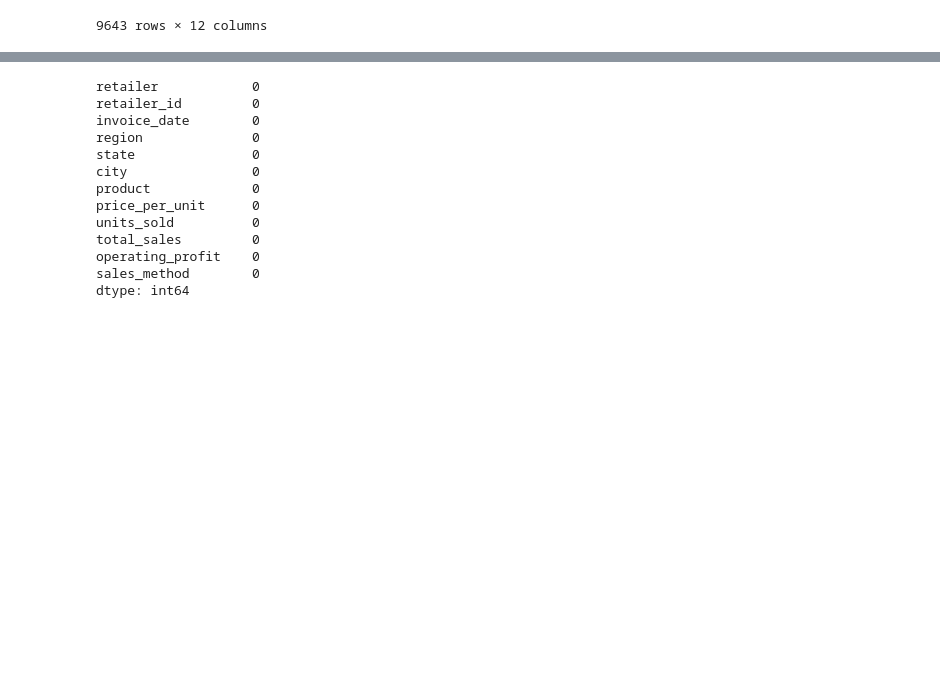
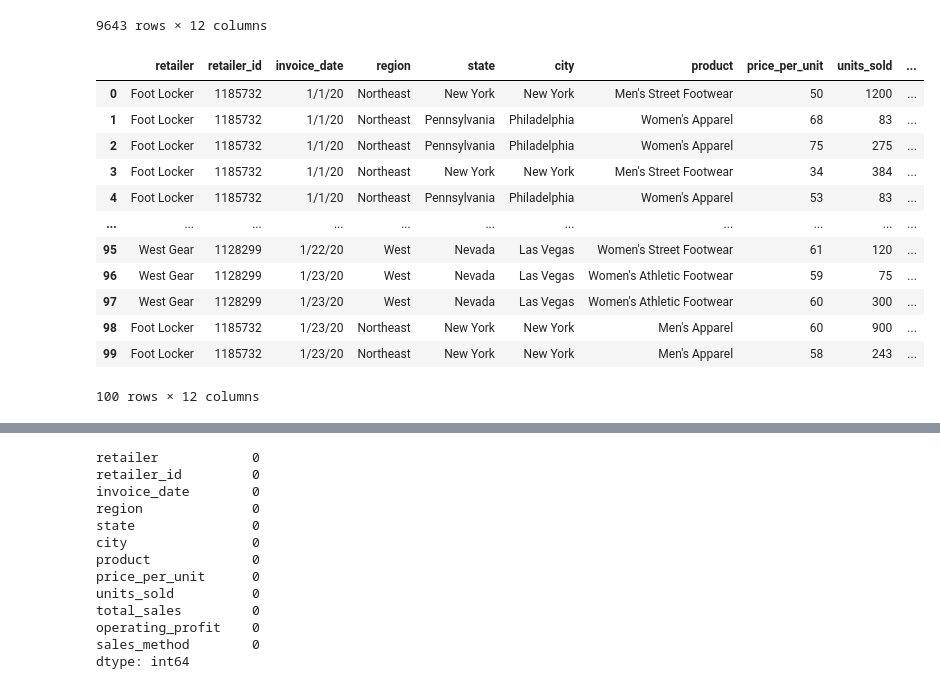
Before and after one commit to sin31415/athletic_sales_analysis, a Jupyter notebook: athletic_sales_analysis.ipynb, the cells around one changed output, grey strips where cells are left out. Drawn from its saved outputs; the diff is of its cells as text; code cells hidden in the pictures; blank space fills up the shorter version.

```diff
--- a/athletic_sales_analysis.ipynb
+++ b/athletic_sales_analysis.ipynb
@@ -99,3 +100,20 @@ df
 | 9641 | Amazon | 1185732 | 12/31/21 | Northeast | Maine | Portland | Men's Apparel | 55 | 125 | ... |
 | 9642 | Foot Locker | 1185732 | 12/31/21 | Northeast | Pennsylvania | Philadelphia | Men's Apparel | 70 | 175 | ... |
 9643 rows × 12 columns
+# %%
+#Checking if merge is right again.
+df.head(100)
+# %% [output]
+|  | retailer | retailer_id | invoice_date | region | state | city | product | price_per_unit | units_sold | ... |
+| 0 | Foot Locker | 1185732 | 1/1/20 | Northeast | New York | New York | Men's Street Footwear | 50 | 1200 | ... |
+| 1 | Foot Locker | 1185732 | 1/1/20 | Northeast | Pennsylvania | Philadelphia | Women's Apparel | 68 | 83 | ... |
+| 2 | Foot Locker | 1185732 | 1/1/20 | Northeast | Pennsylvania | Philadelphia | Women's Apparel | 75 | 275 | ... |
+| 3 | Foot Locker | 1185732 | 1/1/20 | Northeast | New York | New York | Men's Street Footwear | 34 | 384 | ... |
+| 4 | Foot Locker | 1185732 | 1/1/20 | Northeast | Pennsylvania | Philadelphia | Women's Apparel | 53 | 83 | ... |
+| ... | ... | ... | ... | ... | ... | ... | ... | ... | ... | ... |
+| 95 | West Gear | 1128299 | 1/22/20 | West | Nevada | Las Vegas | Women's Street Footwear | 61 | 120 | ... |
+| 96 | West Gear | 1128299 | 1/23/20 | West | Nevada | Las Vegas | Women's Athletic Footwear | 59 | 75 | ... |
+| 97 | West Gear | 1128299 | 1/23/20 | West | Nevada | Las Vegas | Women's Athletic Footwear | 60 | 300 | ... |
+| 98 | Foot Locker | 1185732 | 1/23/20 | Northeast | New York | New York | Men's Apparel | 60 | 900 | ... |
+| 99 | Foot Locker | 1185732 | 1/23/20 | Northeast | New York | New York | Men's Apparel | 58 | 243 | ... |
+100 rows × 12 columns
```
Also changed, not shown: parts of 27 cells of this notebook.
